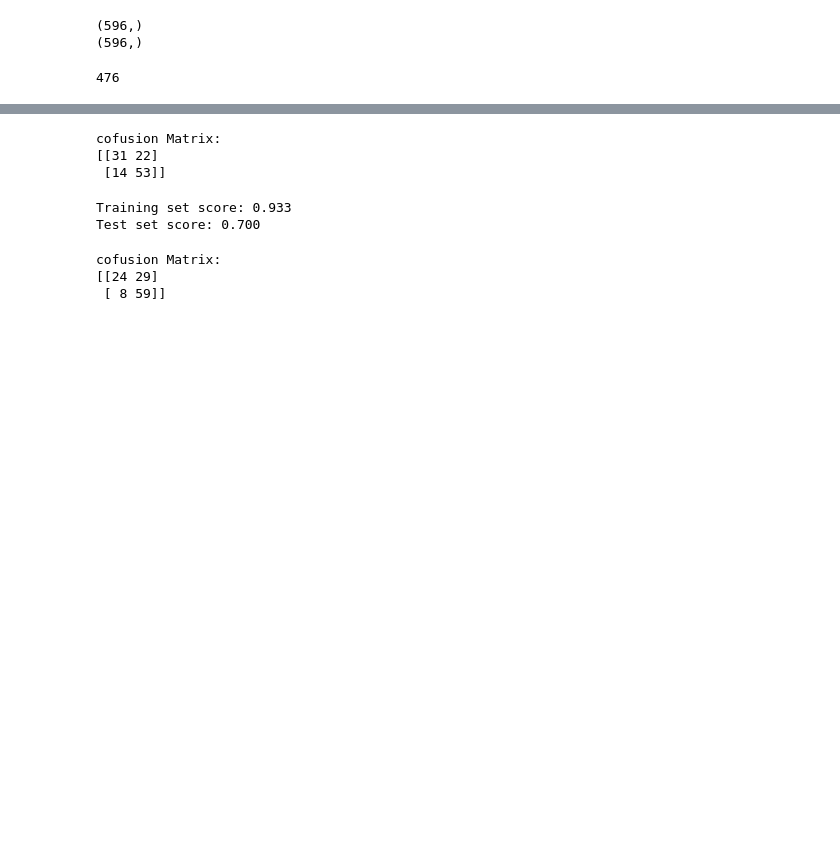
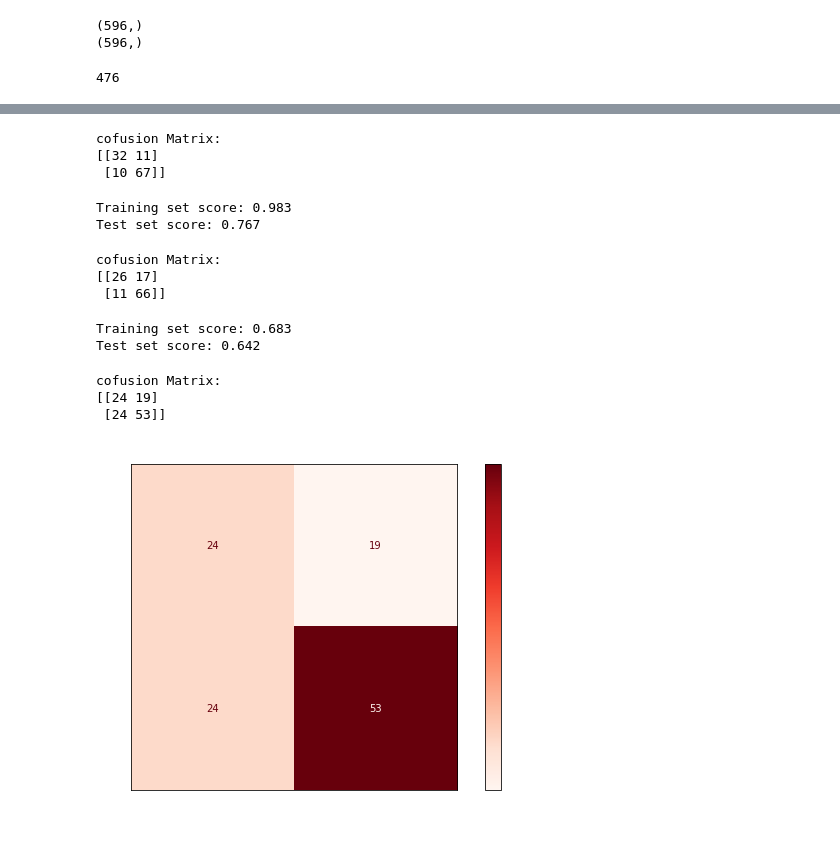
Before and after one commit to Mosaddeq/Sentiment-Analysis, a Jupyter notebook: Thesis_update_v2.ipynb, the cells around one changed output, grey strips where cells are left out. Saved outputs shown, nothing was run; the diff lists cells and outputs as text; code cells hidden in the pictures; blank space fills up the shorter version.

```diff
--- a/Thesis_update_v2.ipynb
+++ b/Thesis_update_v2.ipynb
@@ -173,24 +157,51 @@ Test set score: 0.700
 # %%
 pred_nb  = nb.predict(X_test)
-confusion = confusion_matrix(y_test,pred_nb)
-print("cofusion Matrix:\n{}" .format(confusion))
+confusion1 = confusion_matrix(y_test,pred_nb)
+print("cofusion Matrix:\n{}" .format(confusion1))
 # %% [output]
 cofusion Matrix:
-[[31 22]
- [14 53]]
+[[32 11]
+ [10 67]]
 # %%
 rf = RandomForestClassifier()
 rf.fit(X_train,y_train)
-print("Training set score: {:.3f}".format(nb.score(X_train,y_train)))
-print("Test set score: {:.3f}".format(nb.score(X_test,y_test)))
+print("Training set score: {:.3f}".format(rf.score(X_train,y_train)))
+print("Test set score: {:.3f}".format(rf.score(X_test,y_test)))
 # %% [output]
-Training set score: 0.933
-Test set score: 0.700
+Training set score: 0.983
+Test set score: 0.767
 # %%
 pred_rf  = rf.predict(X_test)
-confusion = confusion_matrix(y_test,pred_rf)
-print("cofusion Matrix:\n{}" .format(confusion))
+confusion2 = confusion_matrix(y_test,pred_rf)
+print("cofusion Matrix:\n{}" .format(confusion2))
 # %% [output]
 cofusion Matrix:
-[[24 29]
- [ 8 59]]
+[[26 17]
+ [11 66]]
+# %%
+knn_clf = KNeighborsClassifier(n_neighbors=8)
+knn_clf.fit(X_train,y_train)
+knn_prediction = knn_clf.predict(X_test)
+print("Training set score: {:.3f}".format(knn_clf.score(X_train,y_train)))
+print("Test set score: {:.3f}".format(knn_clf.score(X_test,y_test)))
+# %% [output]
+Training set score: 0.683
+Test set score: 0.642
+# %%
+confusion3 = confusion_matrix(y_test,knn_prediction)
+print("cofusion Matrix:\n{}" .format(confusion3))
+# %% [output]
+cofusion Matrix:
+[[24 19]
+ [24 53]]
+# %%
+matrix = plot_confusion_matrix(knn_clf, X_test, y_test,cmap = plt.cm.Reds)
+matrix.ax_.set_title('confuison Matrix' , color='white')
+plt.xlabel('Predicted Label',color='white')
+plt.ylabel('True Label', color='white')                             #plot confusion matrix
+plt.gcf().axes[0].tick_params(colors='white')
+plt.gcf().axes[1].tick_params(colors='white')
+plt.gcf().set_size_inches(10,6)
+plt.show()
+# %% [output]
+[figure, added]
```
Also changed, not shown: parts of 30 cells of this notebook.
